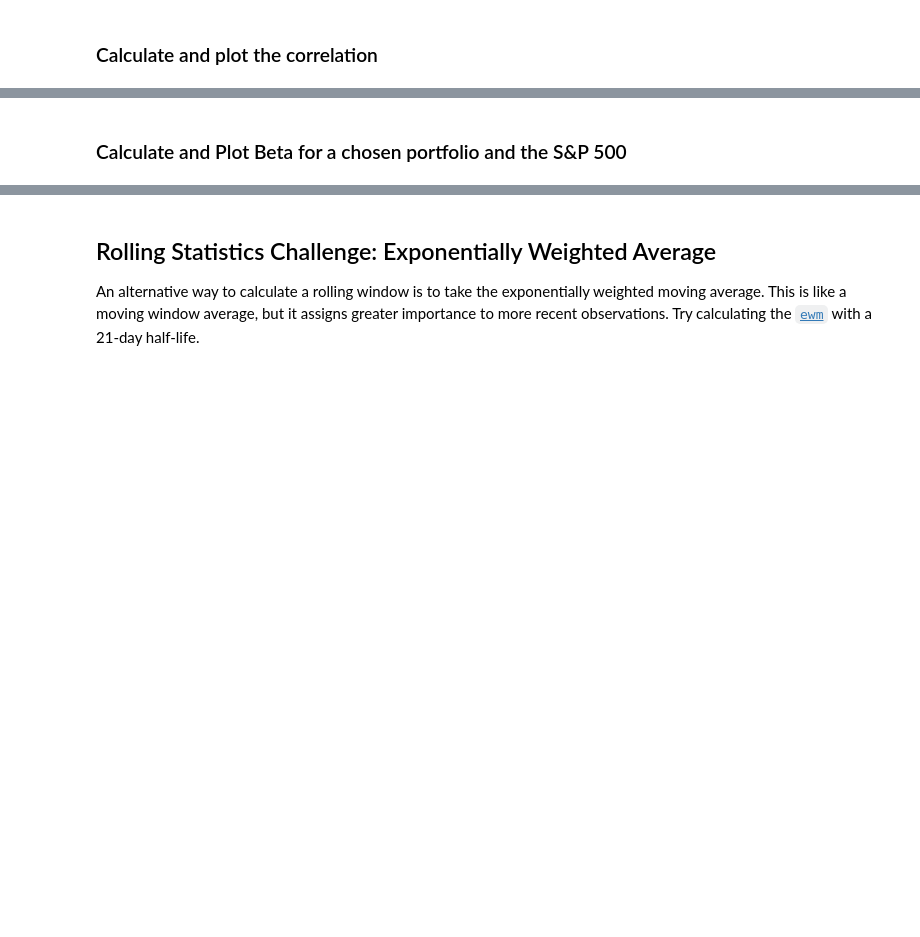
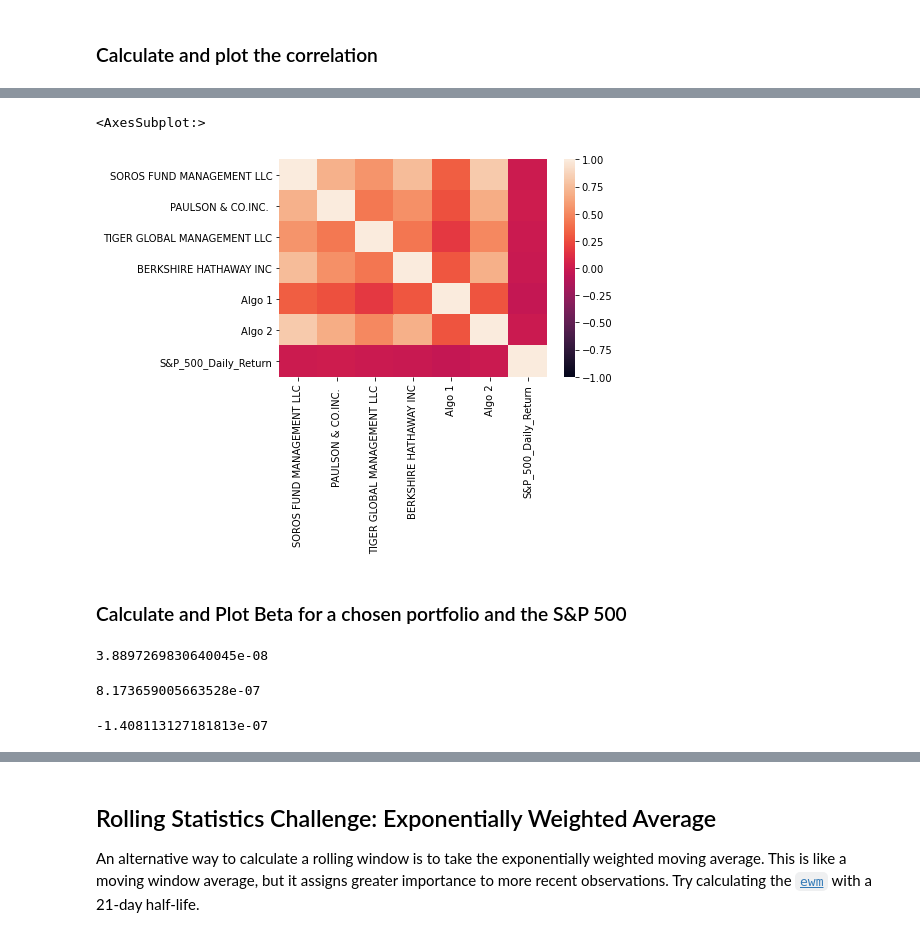
Before and after one commit to jbrown2155/Week_4_Pandas, a Jupyter notebook: New_Whale.ipynb, the cells around one changed output, grey strips where cells are left out. Cells and saved outputs as stored; diff of their text form; code cells hidden in the pictures; blank space fills up the shorter version.

```diff
--- a/New_Whale.ipynb
+++ b/New_Whale.ipynb
@@ -560,0 +768,3 @@ Risk changes over time. Analyze the rolling statistics for Risk and Beta.
+# %%
+all_correlation = concat_df.corr()
+all_correlation
@@ -561,3 +780,9 @@ Risk changes over time. Analyze the rolling statistics for Risk and Beta.
+# %%
+# Display de correlation matrix
+sns.heatmap(all_correlation, vmin=-1, vmax=1)
+# %% [output]
+<AxesSubplot:>
+[figure, added]
 # %% [markdown]
 ### Calculate and Plot Beta for a chosen portfolio and the S&P 500
 # %%
@@ -570,0 +790,12 @@ Risk changes over time. Analyze the rolling statistics for Risk and Beta.
+# %%
+Soro_covariance
+# %% [output]
+3.8897269830640045e-08
+# %%
+Paul_covariance
+# %% [output]
+8.173659005663528e-07
+# %%
+Tiger_covariance
+# %% [output]
+-1.408113127181813e-07
```
Also changed, not shown: parts of 81 cells of this notebook.
